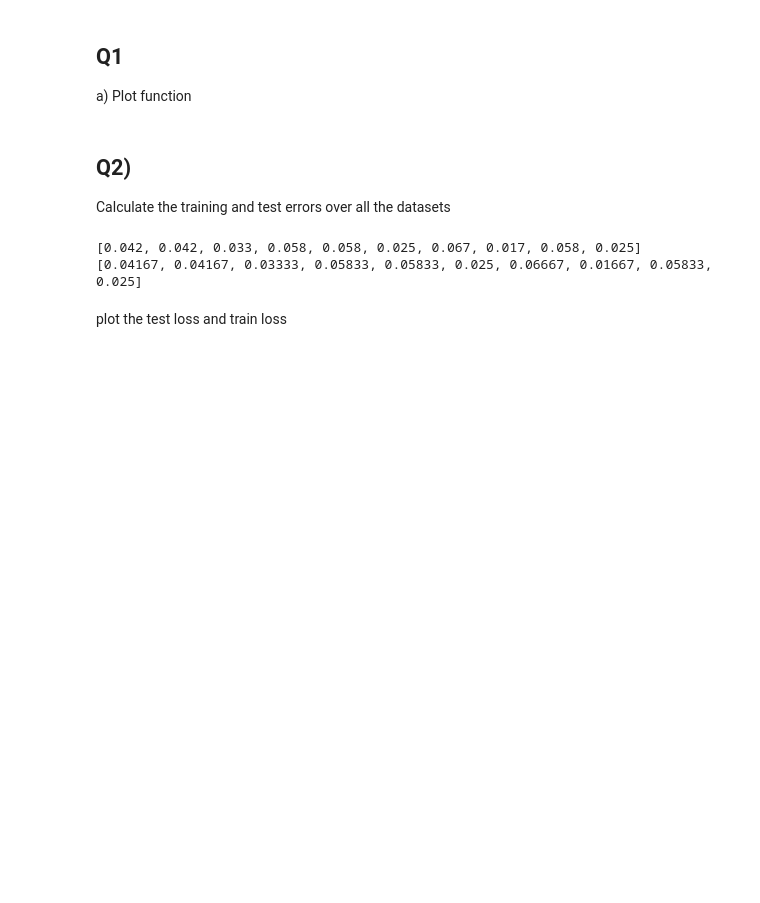
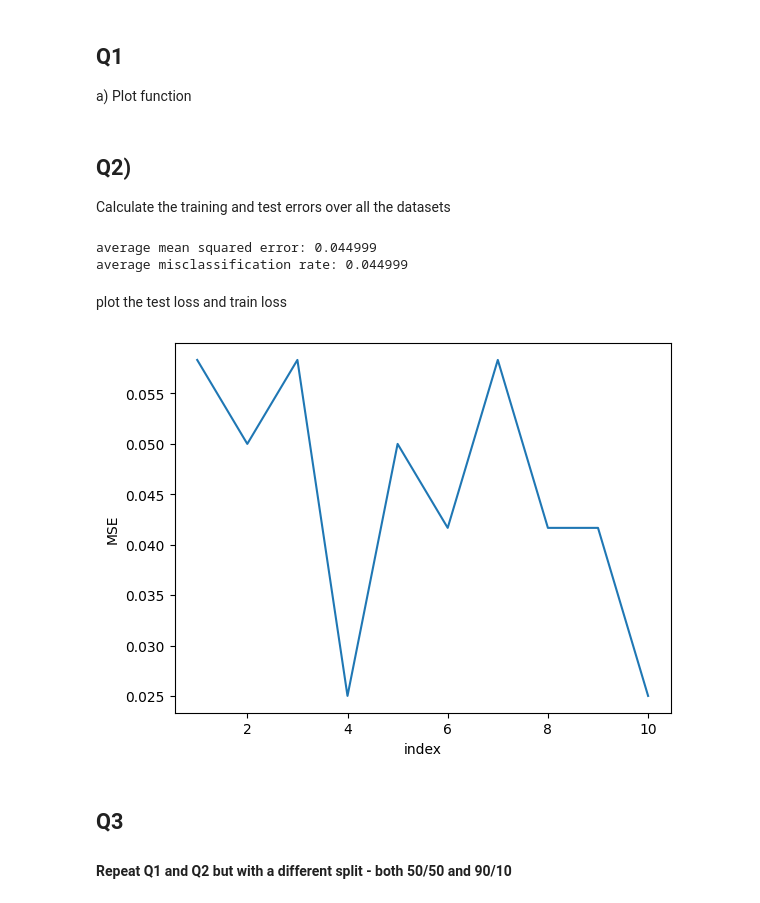
Before and after one commit to DanielCiccC/COMP4702_S12023, a Jupyter notebook: Pracw5/prac5.ipynb, the cells around one changed output. Saved outputs shown, nothing was run; the diff lists cells and outputs as text; code cells hidden in the pictures; blank space fills up the shorter version.

```diff
--- a/Pracw5/prac5.ipynb
+++ b/Pracw5/prac5.ipynb
@@ -43,25 +50,40 @@ for i in range(10):
 ## Q2)
 Calculate the training and test errors over all the datasets
 # %%
-k = 3
-misclassification = []
-MSE = []
+def accuracy_scores(k, sets):
+    misclassification = []
+    MSE = []
 
-for i in range(10):
+    for i in range(10):
 
-    clf = KNeighborsClassifier(k)
-    y_test = sets['y_test'][i]
-    y_pred = clf.fit(sets['X_train'][i], sets['y_train'][i]).predict(sets['X_test'][i])
+        clf = KNeighborsClassifier(k)
+        y_test = sets['y_test'][i]
+        y_pred = clf.fit(sets['X_train'][i], sets['y_train'][i]).predict(sets['X_test'][i])
 
-    misclassification.append(round(1 - accuracy_score(y_test, y_pred), 5))
-    MSE.append(round(mean_squared_error(y_test, y_pred), 3))
+        misclassification.append(round(1 - accuracy_score(y_test, y_pred), 5))
+        MSE.append(round(np.mean((y_pred - y_test) ** 2), 5))
 
-    # train_loss = np.mean((clf.predict(X_train2.to_numpy().reshape(-1,1)) - y_train2) ** 2)
-print(MSE)
-print(f"mean: ")
-print(misclassification)
+        # train_loss = np.mean((clf.predict(X_train2.to_numpy().reshape(-1,1)) - y_train2) ** 2)
+    return MSE, misclassification
+#observe that these are both the same
+
+MSE, misclassification = accuracy_scores(3, sets)
+print(f"average mean squared error: {np.average(MSE)}")
+print(f"average misclassification rate: {np.average(misclassification)}")
 # %% [output]
-[0.042, 0.042, 0.033, 0.058, 0.058, 0.025, 0.067, 0.017, 0.058, 0.025]
-[0.04167, 0.04167, 0.03333, 0.05833, 0.05833, 0.025, 0.06667, 0.01667, 0.05833, 0.025]
+average mean squared error: 0.044999
+average misclassification rate: 0.044999
 # %% [markdown]
 plot the test loss and train loss
+# %%
+classification = pd.DataFrame(misclassification, columns=['MSE'])
+classification = classification.reset_index() #add index
+classification['index'] = classification['index'] + 1
+
+sns.lineplot(data=classification, x='index', y='MSE')
+plt.show()
+# %% [output]
+[figure, added]
+# %% [markdown]
+## Q3
+#### Repeat Q1 and Q2 but with a different split - both 50/50 and 90/10
```
Also changed, not shown: parts of 5 cells of this notebook, 4 other files.
